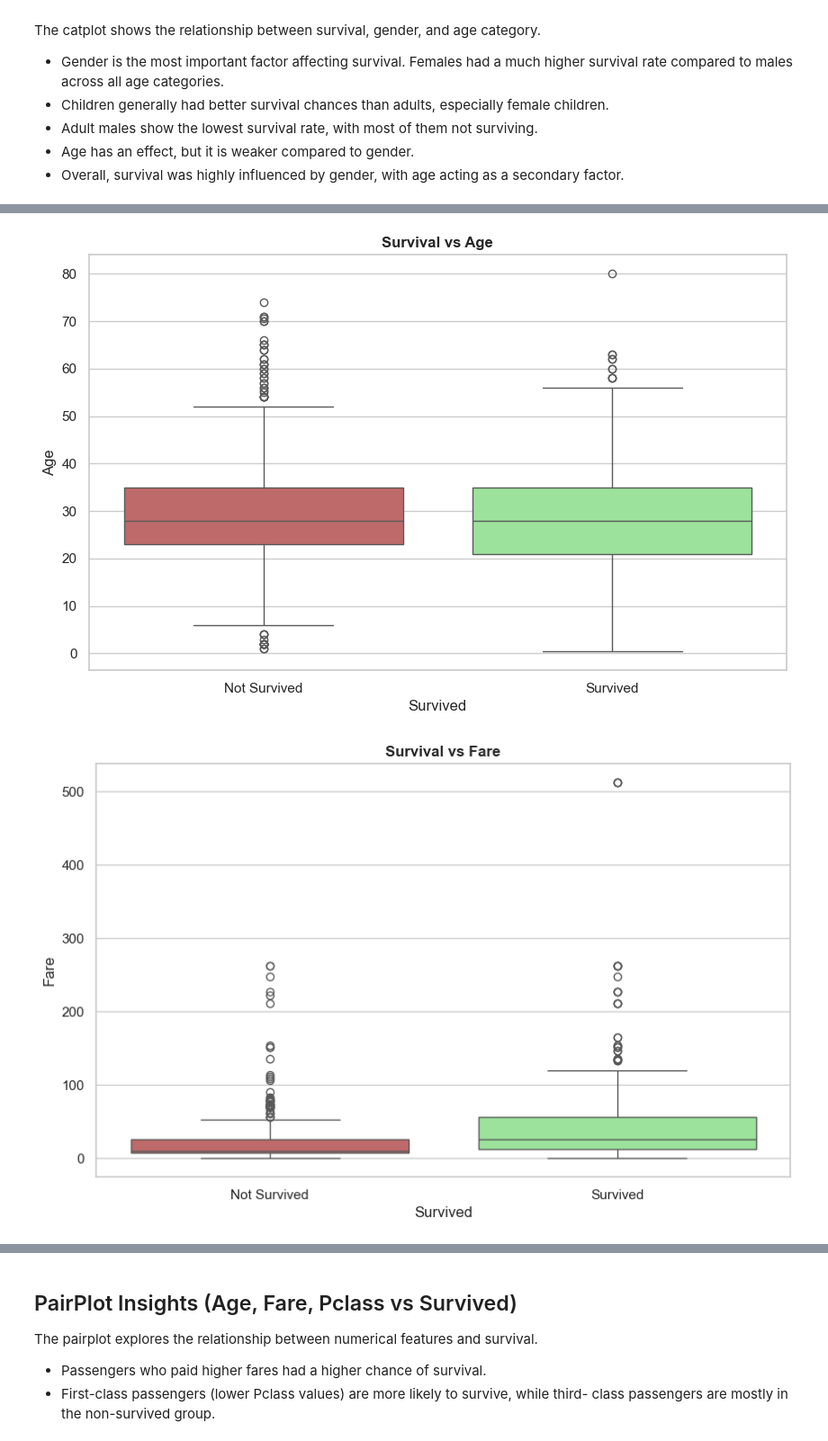
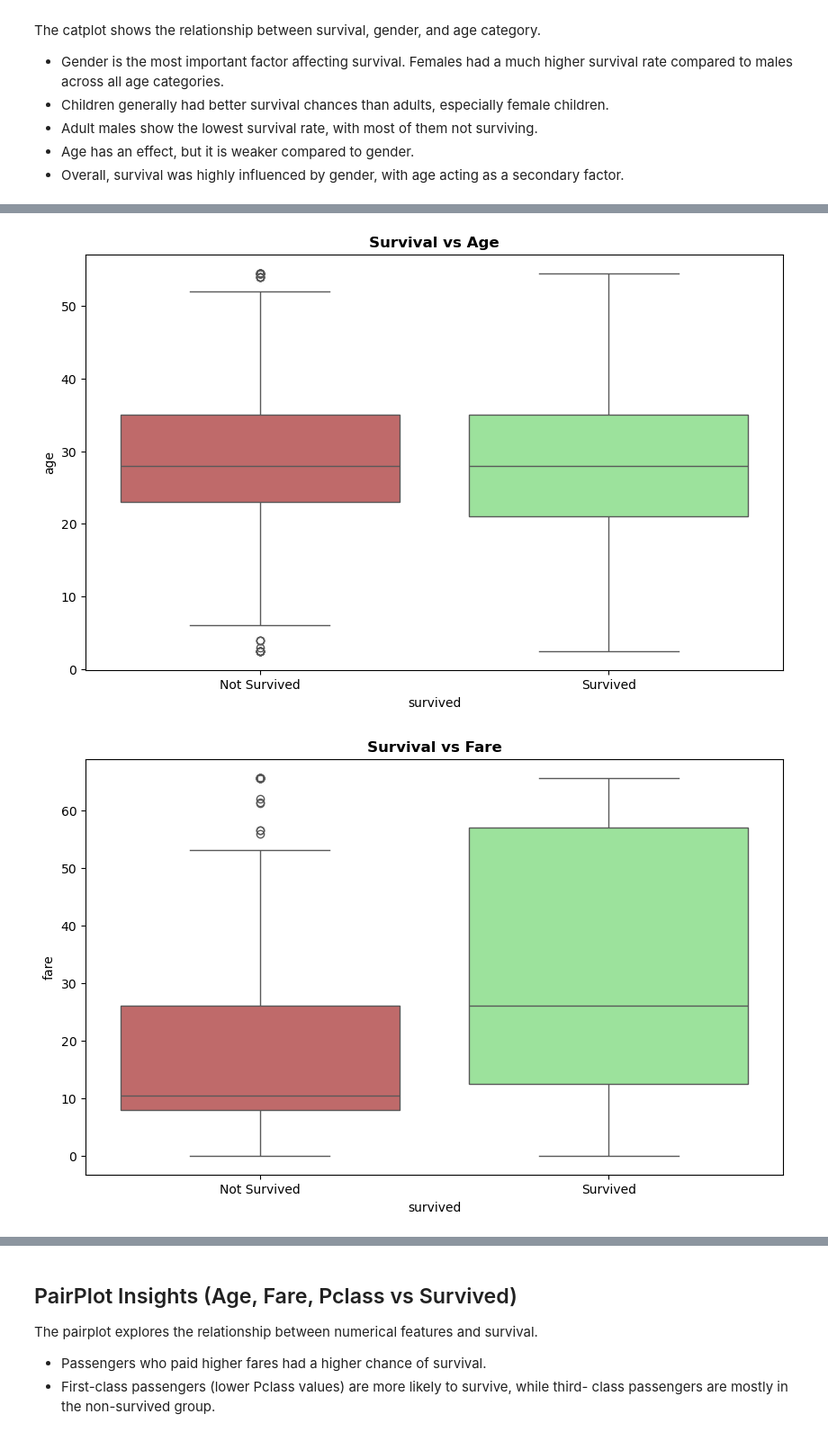
Before and after one commit to sama-tarek/Titanic-Survival-Analysis, a Jupyter notebook: Titanic.ipynb, the cells around one changed output, grey strips where cells are left out. Shown at 90% size. Drawn from its saved outputs; the diff is of its cells as text; code cells hidden in the pictures.

```diff
--- a/Titanic.ipynb
+++ b/Titanic.ipynb
@@ -240,0 +167,7 @@ plt.show()
+# %%
+df_filtered["age"] = df_filtered["age"].fillna(df_filtered["age"].median())
+
+rows_to_del = df_filtered[df_filtered.embark_town.isna()].index
+df_filtered.drop(rows_to_del , inplace= True)
+
+df_filtered.drop('deck' ,axis=1,inplace=True)
@@ -240,0 +220,12 @@ plt.show()
+# %%
+Q1 = df_filtered.age.quantile(0.25)
+Q3 = df_filtered.age.quantile(0.75)
+IQR = Q3 - Q1
+lower = Q1 - 1.5 * IQR
+upper = Q3 + 1.5 * IQR
+
+upper_outliers = df_filtered[df_filtered.age > upper]['age'].values
+df_filtered.age.replace(upper_outliers , upper ,inplace= True)
+
+lower_outliers = df_filtered[df_filtered.age < lower]['age'].values
+df_filtered.age.replace(lower_outliers , lower ,inplace= True)
@@ -240,0 +250,8 @@ plt.show()
+# %%
+Q1 = df.fare.quantile(.25)
+Q3 = df.fare.quantile(.75)
+IQR = Q3 - Q1
+upper = Q3 + 1.5 * IQR
+
+upper_outliers = df_filtered[df_filtered.fare > upper]["fare"].values
+df_filtered.fare.replace(upper_outliers, upper, inplace = True)
@@ -240,0 +299,7 @@ plt.show()
+# %%
+bins = [1,13,18,65,float("inf")]
+labels = ["Child" ,"Teenager " , "Adult" , "Elderly"]
+
+df_filtered["Age_category"] = pd.cut(df_filtered["age"],
+                                       bins= bins,
+                                       labels= labels)
@@ -257,19 +386,19 @@ plt.show()
 # %%
 plt.figure(figsize=(10,6))
-sns.boxplot(data = titanic_train , x="Survived" , y="Age" ,  palette=["indianred","lightgreen"])
+sns.boxplot(data = df_filtered , x="survived" , y="age" ,  palette=["indianred","lightgreen"])
 plt.xticks(ticks=[0,1] , labels= ["Not Survived" , "Survived"])
 plt.title("Survival vs Age",fontweight = "bold")
 plt.show()
 # %% [output]
-[figure, old version]
+[figure, new version]
 # %%
 plt.figure(figsize=(10,6))
-sns.boxplot(data=titanic_train , x="Survived" , y="Fare" ,palette=["indianred","lightgreen"])
+sns.boxplot(data=df_filtered , x="survived" , y="fare" ,palette=["indianred","lightgreen"])
 plt.xticks(ticks=[0,1] , labels= ["Not Survived" , "Survived"])
 plt.title("Survival vs Fare",fontweight = "bold")
 plt.show()
 # %% [output]
-[figure, old version]
+[figure, new version]
 # %% [markdown]
 ## Survival by Fare
 
```
Also changed, not shown: parts of 85 cells of this notebook.
